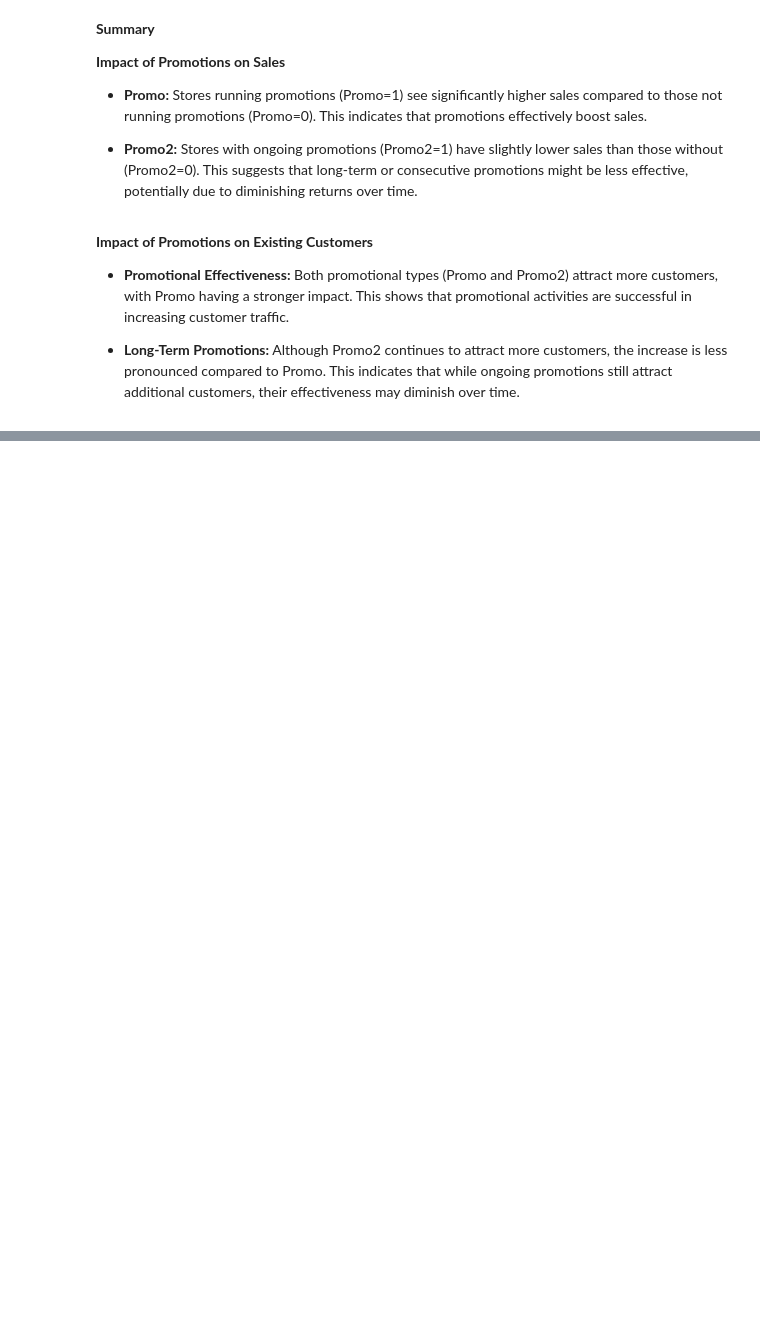
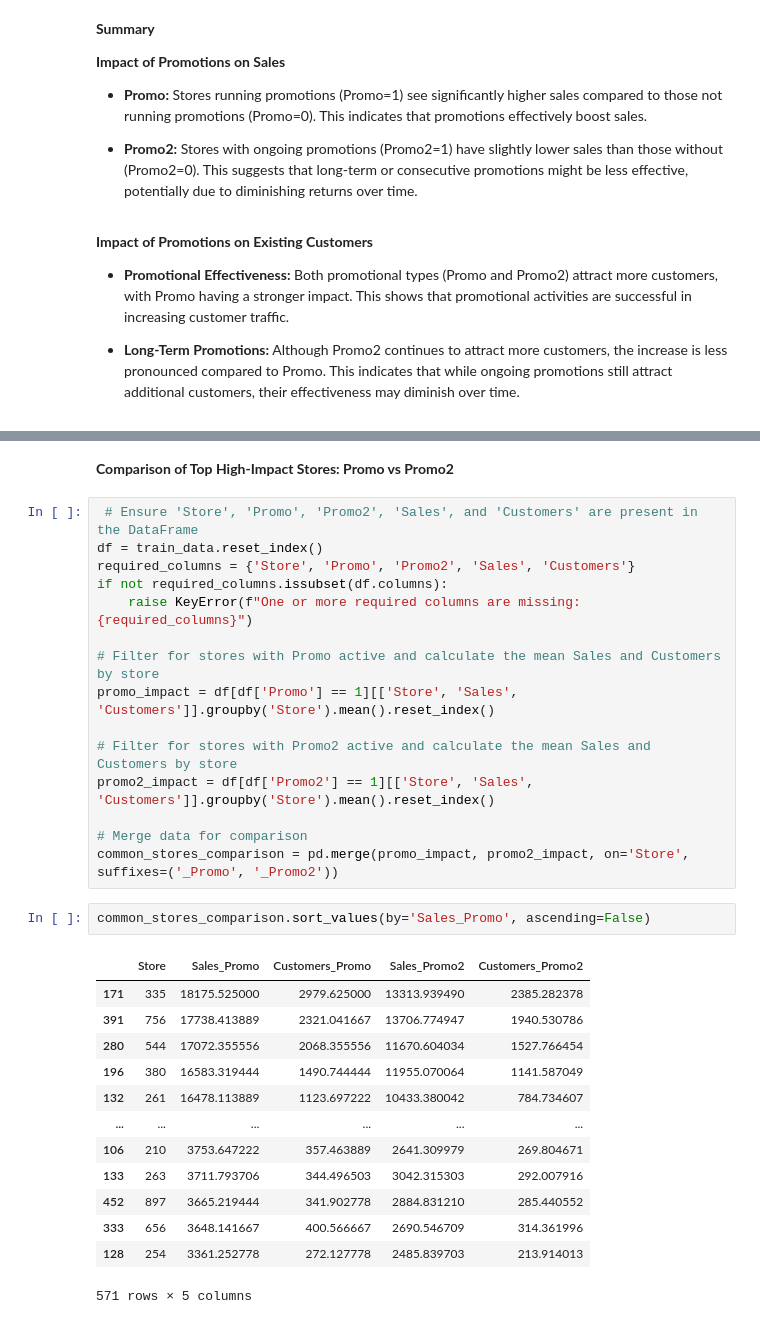
Before and after one commit to epythonlab/rossmann-pharma-sales-prediction, a Jupyter notebook: notebooks/exploratory_analysis.ipynb, the cells around one changed output, grey strips where cells are left out. Cells and saved outputs as stored; diff of their text form; blank space fills up the shorter version.

```diff
--- a/notebooks/exploratory_analysis.ipynb
+++ b/notebooks/exploratory_analysis.ipynb
@@ -407,0 +415,33 @@ plt.show()
+# %% [markdown]
+**Comparison of Top High-Impact Stores: Promo vs Promo2**
+# %%
+ # Ensure 'Store', 'Promo', 'Promo2', 'Sales', and 'Customers' are present in the DataFrame
+df = train_data.reset_index()
+required_columns = {'Store', 'Promo', 'Promo2', 'Sales', 'Customers'}
+if not required_columns.issubset(df.columns):
+    raise KeyError(f"One or more required columns are missing: {required_columns}")
+
+# Filter for stores with Promo active and calculate the mean Sales and Customers by store
+promo_impact = df[df['Promo'] == 1][['Store', 'Sales', 'Customers']].groupby('Store').mean().reset_index()
+
+# Filter for stores with Promo2 active and calculate the mean Sales and Customers by store
+promo2_impact = df[df['Promo2'] == 1][['Store', 'Sales', 'Customers']].groupby('Store').mean().reset_index()
+
+# Merge data for comparison
+common_stores_comparison = pd.merge(promo_impact, promo2_impact, on='Store', suffixes=('_Promo', '_Promo2'))
+# %%
+common_stores_comparison.sort_values(by='Sales_Promo', ascending=False)
+# %% [output]
+|  | Store | Sales_Promo | Customers_Promo | Sales_Promo2 | Customers_Promo2 |
+| 171 | 335 | 18175.525000 | 2979.625000 | 13313.939490 | 2385.282378 |
+| 391 | 756 | 17738.413889 | 2321.041667 | 13706.774947 | 1940.530786 |
+| 280 | 544 | 17072.355556 | 2068.355556 | 11670.604034 | 1527.766454 |
+| 196 | 380 | 16583.319444 | 1490.744444 | 11955.070064 | 1141.587049 |
+| 132 | 261 | 16478.113889 | 1123.697222 | 10433.380042 | 784.734607 |
+| ... | ... | ... | ... | ... | ... |
+| 106 | 210 | 3753.647222 | 357.463889 | 2641.309979 | 269.804671 |
+| 133 | 263 | 3711.793706 | 344.496503 | 3042.315303 | 292.007916 |
+| 452 | 897 | 3665.219444 | 341.902778 | 2884.831210 | 285.440552 |
+| 333 | 656 | 3648.141667 | 400.566667 | 2690.546709 | 314.361996 |
+| 128 | 254 | 3361.252778 | 272.127778 | 2485.839703 | 213.914013 |
+571 rows × 5 columns
```
Also changed, not shown: parts of 9 cells of this notebook, 1 other file.
